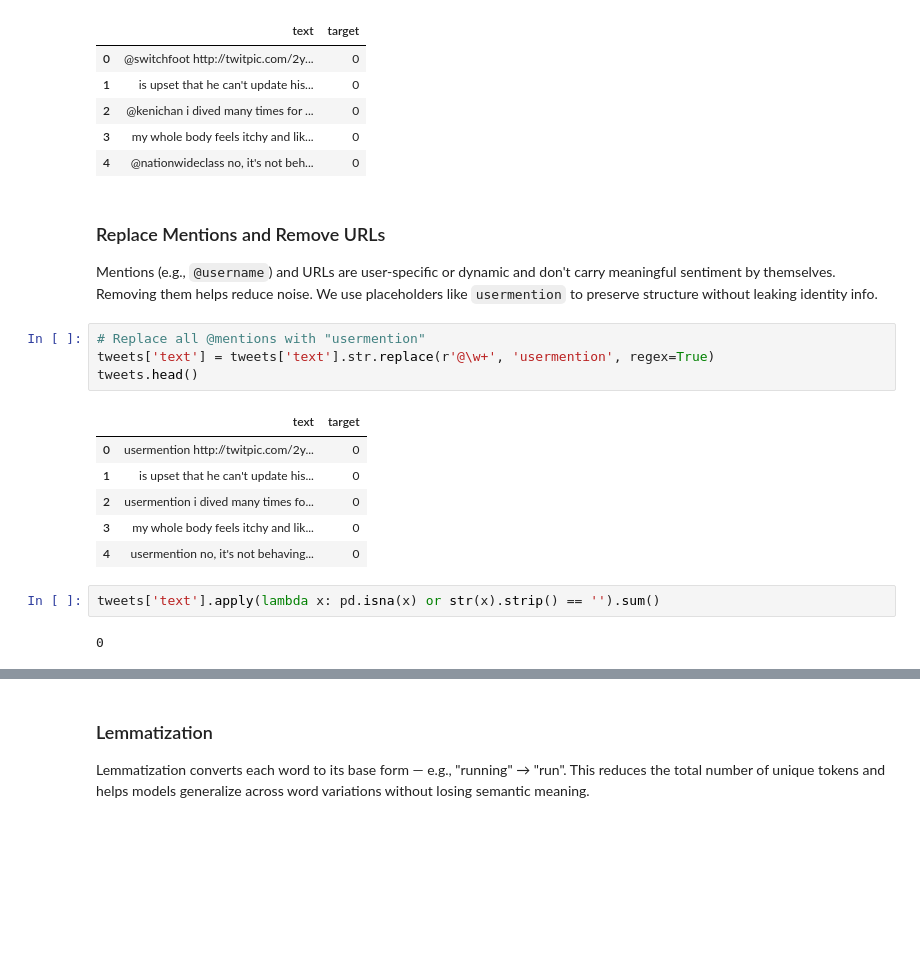
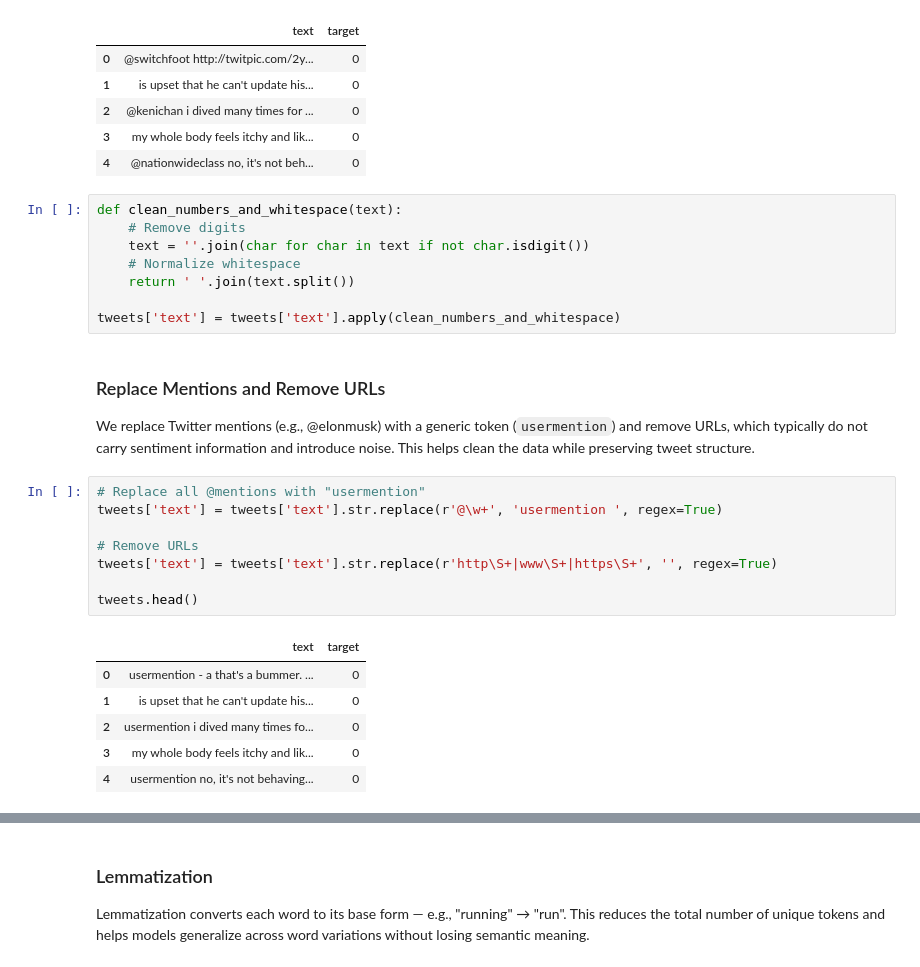
Before and after one commit to ariesslin/ie7500-g1-tweet-sentiment-nlp, a Jupyter notebook: scripts/2-Data-Preprocessing.ipynb, the cells around one changed output, grey strips where cells are left out. Cells and saved outputs as stored; diff of their text form; blank space fills up the shorter version.

```diff
--- a/scripts/2-Data-Preprocessing.ipynb
+++ b/scripts/2-Data-Preprocessing.ipynb
@@ -128,22 +134,30 @@ tweets.head()
 | 2 | @kenichan i dived many times for ... | 0 |
 | 3 | my whole body feels itchy and lik... | 0 |
 | 4 | @nationwideclass no, it's not beh... | 0 |
+# %%
+def clean_numbers_and_whitespace(text):
+    # Remove digits
+    text = ''.join(char for char in text if not char.isdigit())
+    # Normalize whitespace
+    return ' '.join(text.split())
+
+tweets['text'] = tweets['text'].apply(clean_numbers_and_whitespace)
 # %% [markdown]
 ### Replace Mentions and Remove URLs
 
-Mentions (e.g., `@username`) and URLs are user-specific or dynamic and don't carry meaningful sentiment by themselves. Removing them helps reduce noise. We use placeholders like `usermention` to preserve structure without leaking identity info.
+We replace Twitter mentions (e.g., @elonmusk) with a generic token (`usermention`) and remove URLs, which typically do not carry sentiment information and introduce noise. This helps clean the data while preserving tweet structure.
 # %%
 # Replace all @mentions with "usermention"
-tweets['text'] = tweets['text'].str.replace(r'@\w+', 'usermention', regex=True)
+tweets['text'] = tweets['text'].str.replace(r'@\w+', 'usermention ', regex=True)
+
+# Remove URLs
+tweets['text'] = tweets['text'].str.replace(r'http\S+|www\S+|https\S+', '', regex=True)
+
 tweets.head()
 # %% [output]
 |  | text | target |
-| 0 | usermention http://twitpic.com/2y... | 0 |
+| 0 | usermention - a that's a bummer. ... | 0 |
 | 1 | is upset that he can't update his... | 0 |
 | 2 | usermention i dived many times fo... | 0 |
 | 3 | my whole body feels itchy and lik... | 0 |
 | 4 | usermention no, it's not behaving... | 0 |
-# %%
-tweets['text'].apply(lambda x: pd.isna(x) or str(x).strip() == '').sum()
-# %% [output]
-0
```
Also changed, not shown: parts of 24 cells of this notebook, 3 other files.
